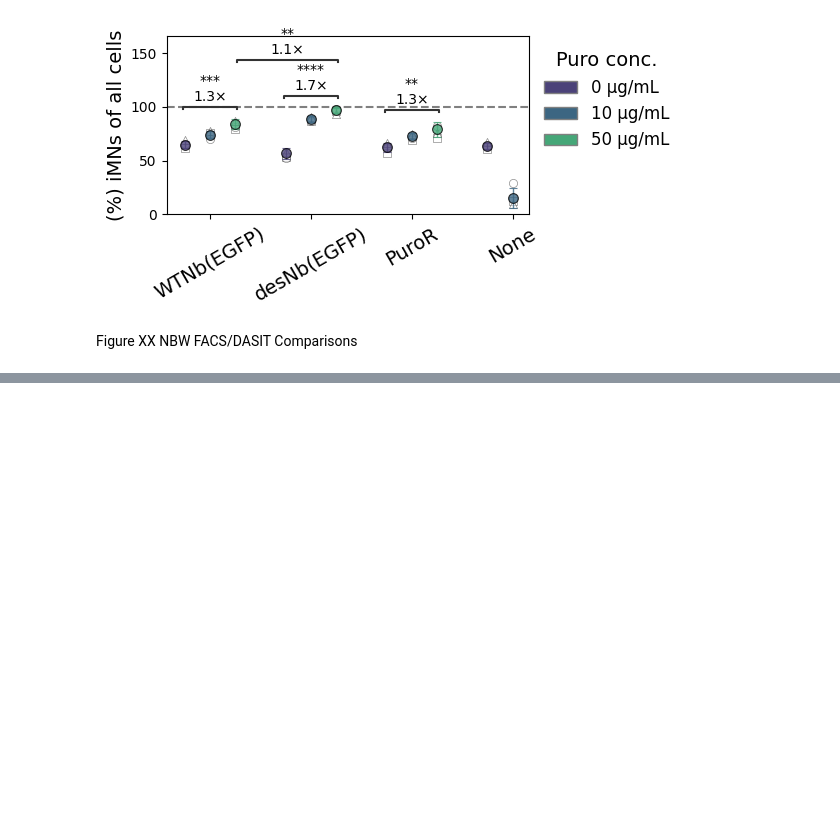
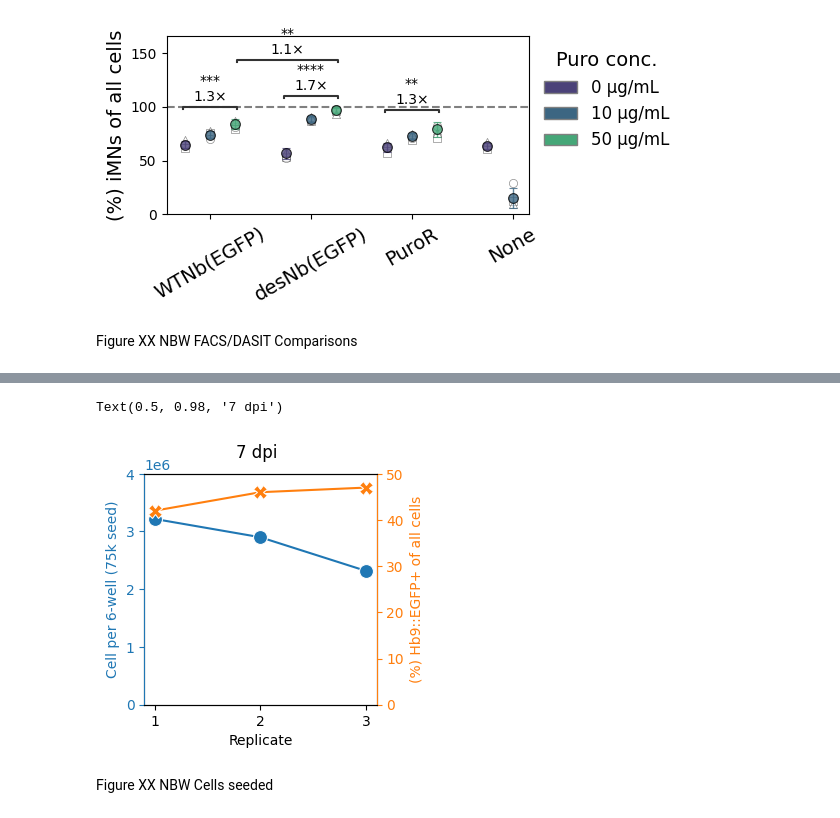
Before and after one commit to GallowayLabMIT/dasit_manuscript, a Jupyter notebook: Figure_XX_iMN/6_iMN_purify.ipynb, the cells around one changed output, grey strips where cells are left out. Saved outputs shown, nothing was run; the diff lists cells and outputs as text; code cells hidden in the pictures; blank space fills up the shorter version.

```diff
--- a/Figure_XX_iMN/6_iMN_purify.ipynb
+++ b/Figure_XX_iMN/6_iMN_purify.ipynb
@@ -1526,0 +1566,14 @@ ImportError: `Import openpyxl` failed.  Use pip or conda to install the openpyxl
+# %%
+df_counts_14dpi = pd.read_excel(open(path/'2025.11.26_counts.xlsx', 'rb'), sheet_name='14 dpi summary')
+
+# Add in how many HG cells per 6well there is using hemocytometer data
+for index, row in df_counts_14dpi.iterrows():
+
+    df_counts_14dpi.loc[index, 'cond.purifyCond'] = row['cond'] + "." + row['purifyCond']
+    df_counts_14dpi.loc[index, 'Hb9::EGFP+ [%]'] = row['Hb9::EGFP+ [frac]']*100
+    df_counts_14dpi.loc[index, 'Total # cells'] = row['Total # cells [k]']*1e3
+    df_counts_14dpi.loc[index, 'Cells per 6well'] = df_counts_14dpi.loc[index, 'Total # cells']/row['Total 6wells dissociated']
+    df_counts_14dpi.loc[index, 'HG cells per 6well'] = df_counts_14dpi.loc[index, 'Cells per 6well']*row['Hb9::EGFP+ [frac]']
+    df_counts_14dpi.loc[index, 'Hb9::EGFP+ recovery [%]'] = row['Hb9::EGFP+ recovery [%]']
+
+df_counts_14dpi
@@ -1563,0 +2154,44 @@ fig.tight_layout()  # Helps improve white spacing
+# %%
+# General plotting params
+x = 'rep'
+
+# Plot
+fig, ax1 = plt.subplots(1, 1, figsize=(3,3))
+
+y1 = 'Cells per 6well'
+color1 = 'tab:blue'
+sns.lineplot(
+    ax=ax1, data=df_counts_7dpi,
+    x=x, y=y1,
+    marker='o', markersize=10, color=color1)
+
+y2 = 'percent Hb9::EGFP+'
+color2 = 'tab:orange'
+ax2 = ax1.twinx()
+sns.lineplot(
+    ax=ax2, data=df_counts_7dpi,
+    x=x, y=y2,
+    marker='X', markersize=10, color=color2, legend=False)
+
+ax1.yaxis.set_label_text('Cell per 6-well (75k seed)', color=color1)
+ax1.tick_params(axis='y', colors=color1)
+# ax1.yaxis.set_major_formatter(matplotlib.ticker.FuncFormatter(lambda x, _: f'{x:.0f}' if abs(x) < 1000 else f'{x/1e6:.0f}e6'))
+ax1.set_yticks(np.arange(0, 4.1e6, 1e6))
+ax1.set_ylim([0, 4e6])
+
+ax2.yaxis.set_label_text('(%) Hb9::EGFP+ of all cells', color=color2)
+ax2.tick_params(axis='y', colors=color2)
+
+ax2.spines['left'].set_color(color1)
+ax2.spines['right'].set_color(color2)
+ax2.set_ylim([0, 50])
+
+ax1.set_xticks(np.arange(1, 4, 1))
+ax1.set_xlabel('Replicate')
+
+plt.suptitle(f'7 dpi')
+# %% [output]
+Text(0.5, 0.98, '7 dpi')
+[figure, added]
+# %% [markdown]
+Figure XX NBW Cells seeded
```
Also changed, not shown: parts of 18 cells of this notebook, 1 other file.
